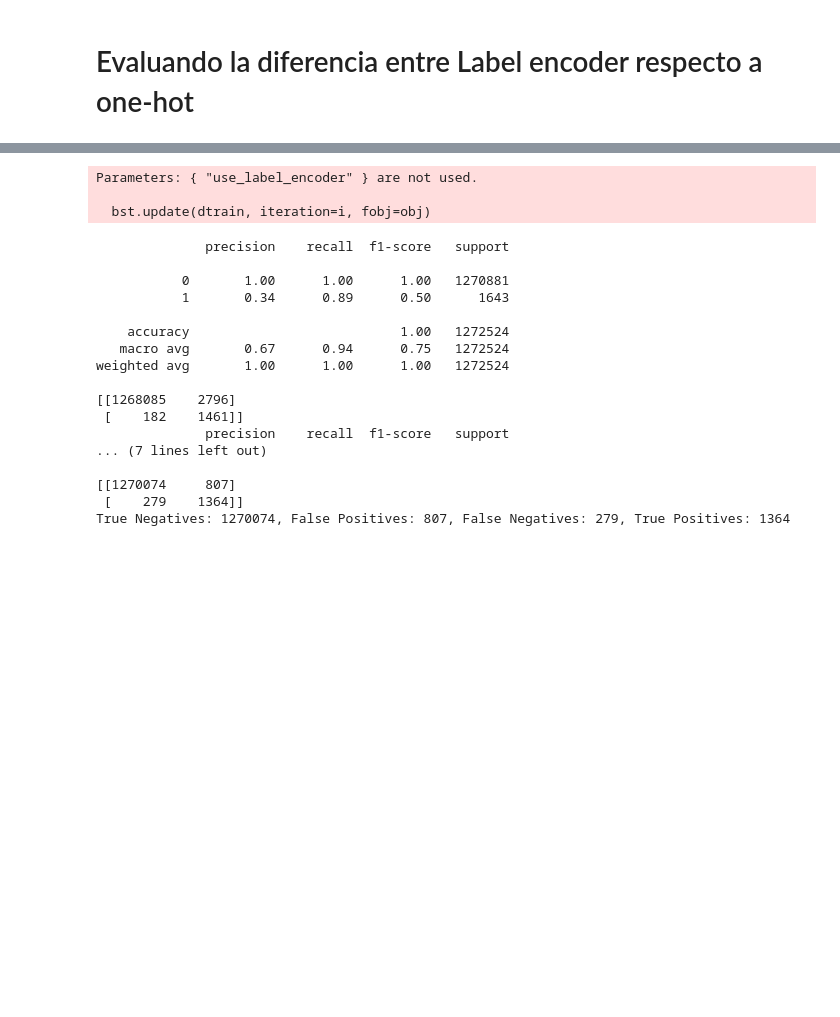
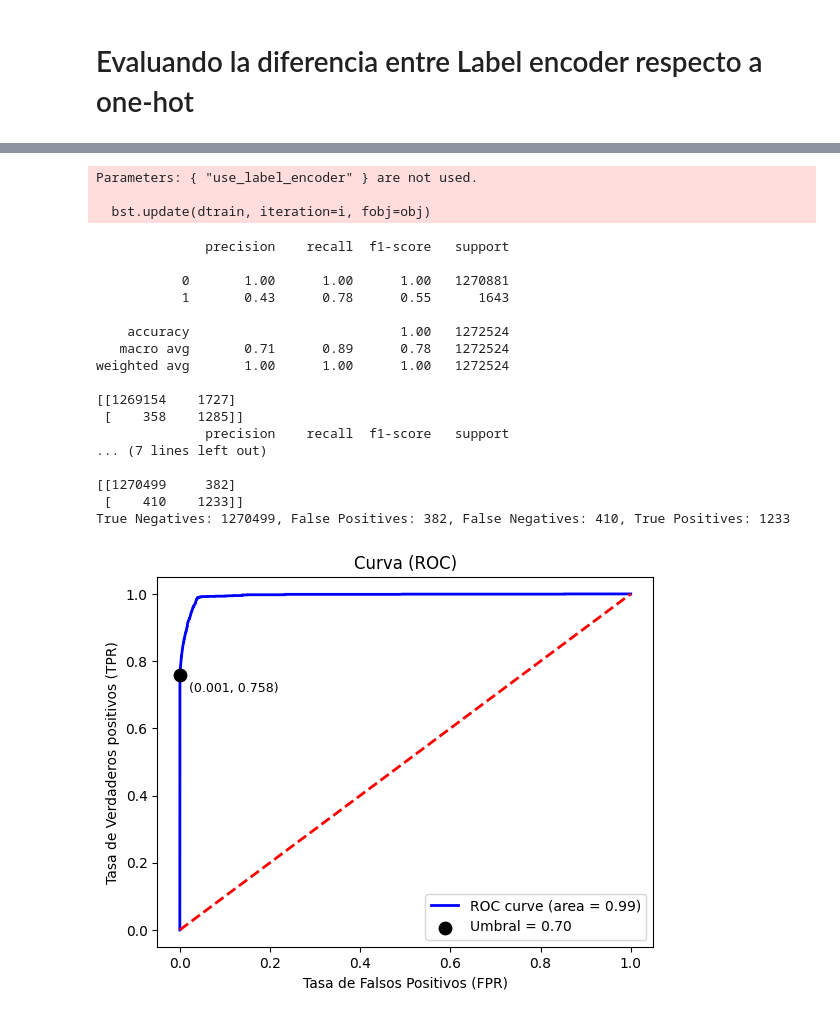
Before and after one commit to haguerrero/proyecto_fraudes, a Jupyter notebook: proyecto_transacciones_fraudulentas_hugo.ipynb, the cells around one changed output, grey strips where cells are left out. Drawn from its saved outputs; the diff is of its cells as text; code cells hidden in the pictures; blank space fills up the shorter version.

```diff
--- a/proyecto_transacciones_fraudulentas_hugo.ipynb
+++ b/proyecto_transacciones_fraudulentas_hugo.ipynb
@@ -834,5 +842,4 @@ Mon Aug 11 16:34:00 2025
 # %%
-
 # Entrenamos de nuevo con XGBClassifier
 
 xgb_clf = XGBClassifier(use_label_encoder=False, eval_metric='aucpr',
@@ -852,6 +859,8 @@ y_pred = xgb_clf.predict(X_test)
 print(classification_report(y_test, y_pred))
 print(confusion_matrix(y_test, y_pred))
 
+y_proba = xgb_clf.predict_proba(X_test)[:, 1]
+umbral
 y_pred_thresh = (y_proba >= 0.749).astype(int)
 
 print(classification_report(y_test, y_pred_thresh))
@@ -865,17 +874,40 @@ Parameters: { "use_label_encoder" } are not used.
               precision    recall  f1-score   support
 
            0       1.00      1.00      1.00   1270881
-           1       0.34      0.89      0.50      1643
+           1       0.43      0.78      0.55      1643
 
     accuracy                           1.00   1272524
-   macro avg       0.67      0.94      0.75   1272524
+   macro avg       0.71      0.89      0.78   1272524
 weighted avg       1.00      1.00      1.00   1272524
 
-[[1268085    2796]
- [    182    1461]]
+[[1269154    1727]
+ [    358    1285]]
               precision    recall  f1-score   support
 ... (7 lines left out)
 
-[[1270074     807]
- [    279    1364]]
-True Negatives: 1270074, False Positives: 807, False Negatives: 279, True Positives: 1364
+[[1270499     382]
+ [    410    1233]]
+True Negatives: 1270499, False Positives: 382, False Negatives: 410, True Positives: 1233
+# %%
+fpr, tpr, thresholds = roc_curve(y_test, y_proba)
+roc_auc = auc(fpr, tpr)
+# %%
+plt.figure()
+plt.plot(fpr, tpr, color='blue', lw=2, label='ROC curve (area = %0.2f)' % roc_auc)
+plt.plot([0, 1], [0, 1], color='red', lw=2, linestyle='--')
+
+umbral = 0.7
+idx_umbral = np.argmin(np.abs(thresholds - umbral))
+plt.scatter(fpr[idx_umbral], tpr[idx_umbral], marker='o', color='black', s=80, zorder=5, label=f'Umbral = {umbral:.2f}')
+
+plt.annotate(f"({fpr[idx_umbral]:.3f}, {tpr[idx_umbral]:.3f})",
+             (fpr[idx_umbral]+0.02, tpr[idx_umbral]-0.05),
+             fontsize=9, color='black')
+
+plt.xlabel('Tasa de Falsos Positivos (FPR)')
+plt.ylabel('Tasa de Verdaderos positivos (TPR)')
+plt.title('Curva (ROC)')
+plt.legend(loc="lower right")
+plt.show()
+# %% [output]
+[figure, added]
```
Also changed, not shown: parts of 25 cells of this notebook.
